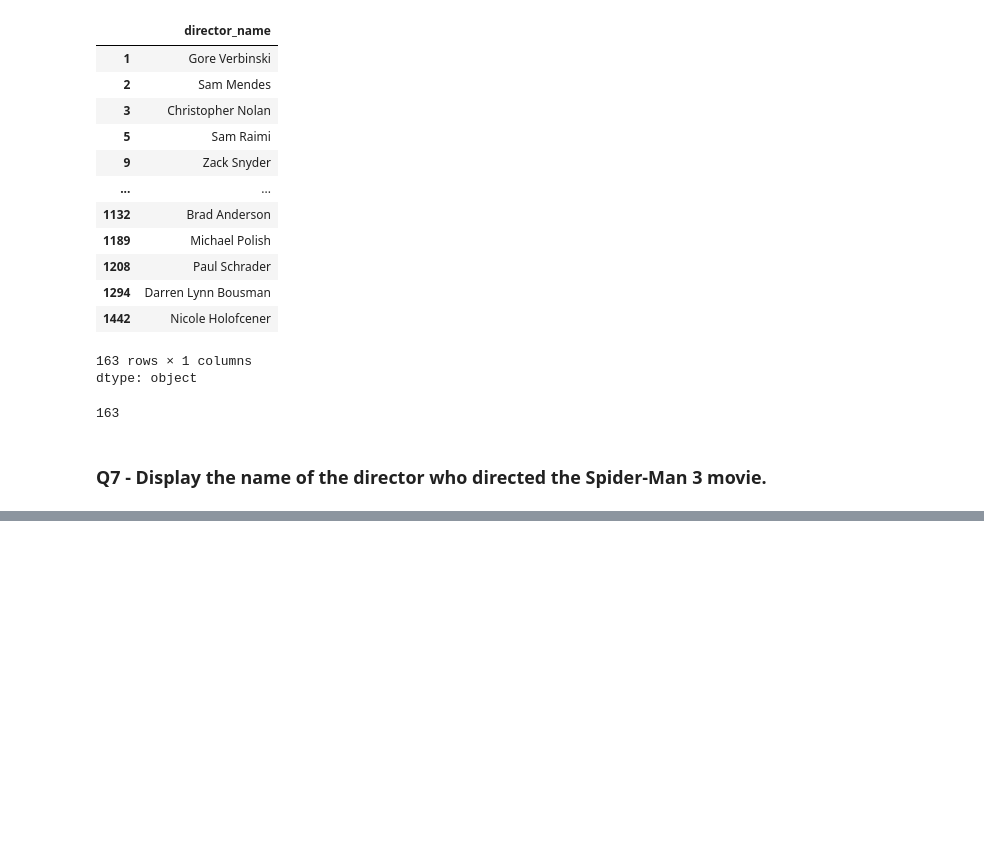
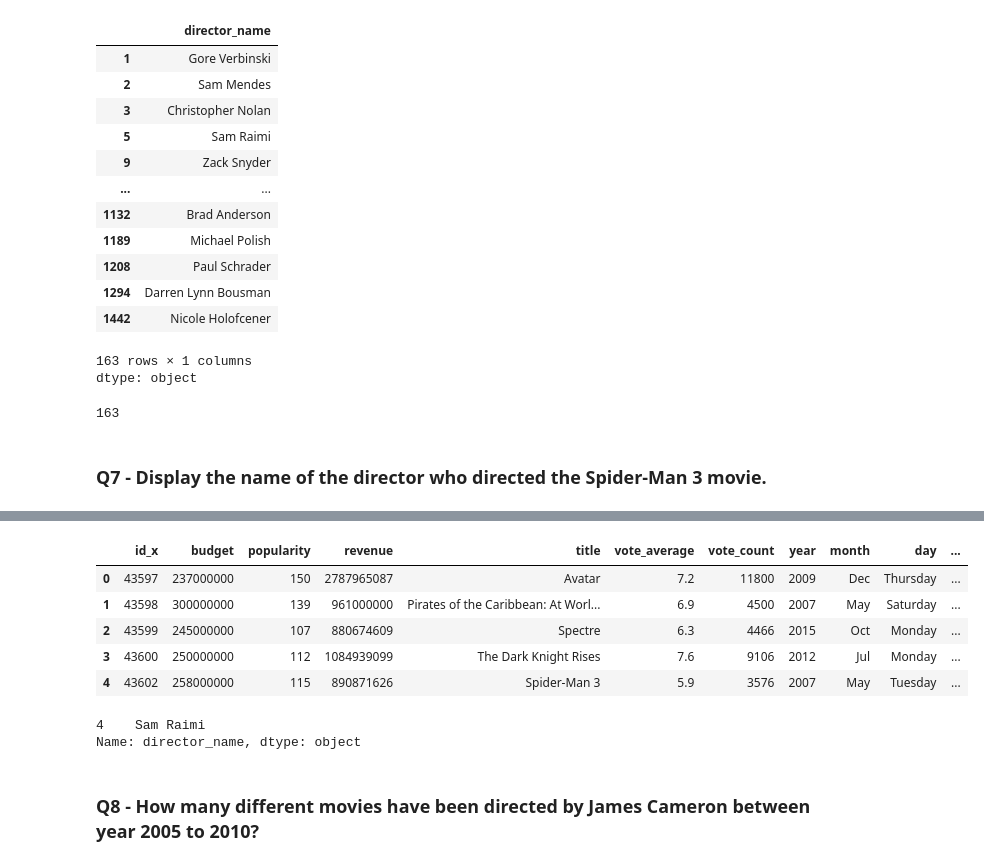
Before and after one commit to sr606/Python-Practice, a Jupyter notebook: Coding_exercise_Pandas5.ipynb, the cells around one changed output, grey strips where cells are left out. Cells and saved outputs as stored; diff of their text form; code cells hidden in the pictures; blank space fills up the shorter version.

```diff
--- a/Coding_exercise_Pandas5.ipynb
+++ b/Coding_exercise_Pandas5.ipynb
@@ -192,0 +227,5 @@ names.count() # validating
+# %%
+#approach 2: first mergeand then filter row
+
+data = movies.merge(directors, how = 'inner', left_on = 'director_id', right_on = 'id')
+data.head()
@@ -192,0 +239,19 @@ names.count() # validating
+# %%
+#as we are getting uneccesary cols we already have directors name no need of id we can drop it
+data.drop(['director_id','id_y'], axis=1, inplace=True)
+data.head()
+# %% [output]
+|  | id_x | budget | popularity | revenue | title | vote_average | vote_count | year | month | day | ... |
+| 0 | 43597 | 237000000 | 150 | 2787965087 | Avatar | 7.2 | 11800 | 2009 | Dec | Thursday | ... |
+| 1 | 43598 | 300000000 | 139 | 961000000 | Pirates of the Caribbean: At Worl... | 6.9 | 4500 | 2007 | May | Saturday | ... |
+| 2 | 43599 | 245000000 | 107 | 880674609 | Spectre | 6.3 | 4466 | 2015 | Oct | Monday | ... |
+| 3 | 43600 | 250000000 | 112 | 1084939099 | The Dark Knight Rises | 7.6 | 9106 | 2012 | Jul | Monday | ... |
+| 4 | 43602 | 258000000 | 115 | 890871626 | Spider-Man 3 | 5.9 | 3576 | 2007 | May | Tuesday | ... |
+# %%
+name = data[data['title'] == 'Spider-Man 3']['director_name']
+print(name)
+# %% [output]
+4    Sam Raimi
+Name: director_name, dtype: object
+# %% [markdown]
+### Q8 - How many different movies have been directed by James Cameron between year 2005 to 2010?
```
Also changed, not shown: parts of 15 cells of this notebook.
